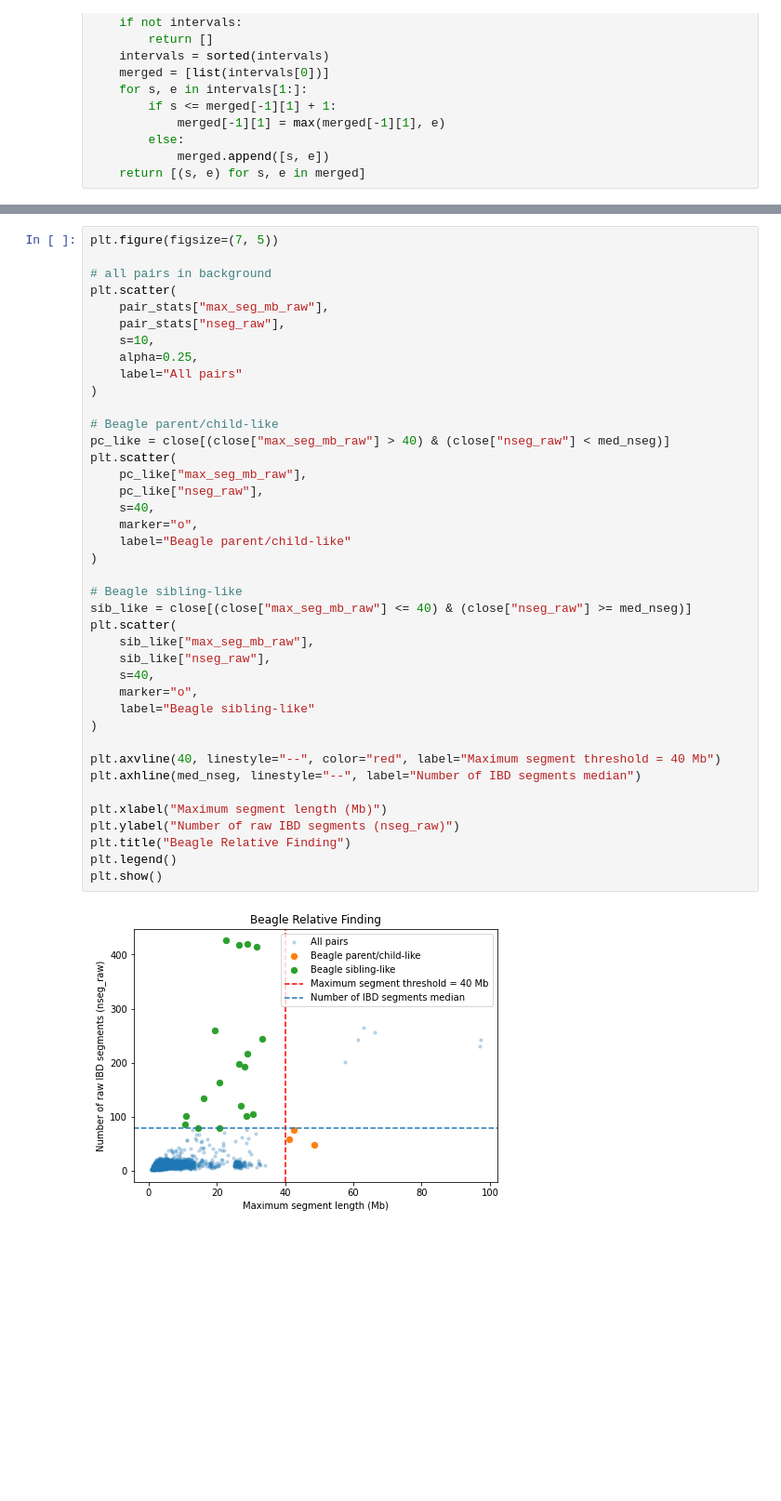
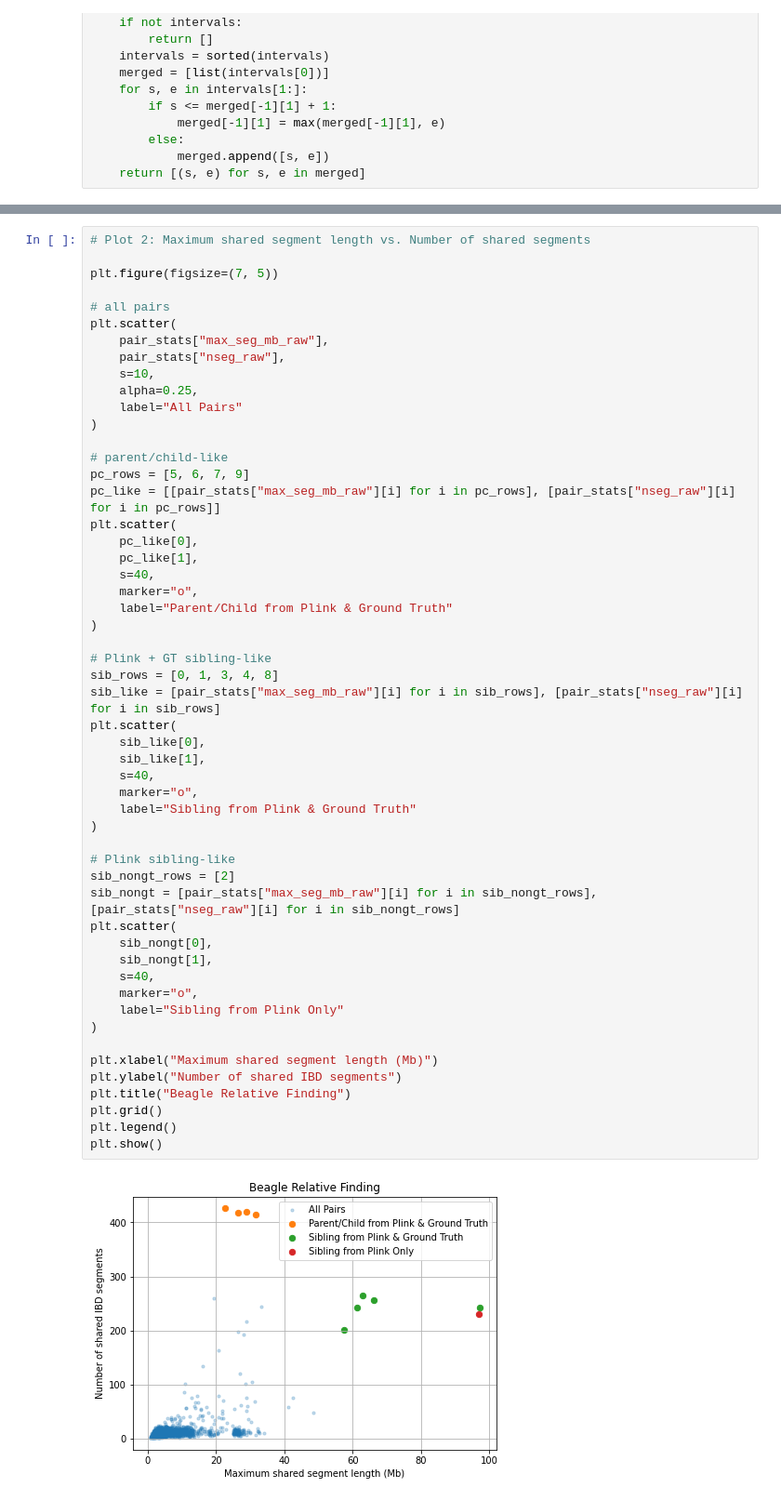
Before and after one commit to kaiyuanh2/cse284-final-project, a Jupyter notebook: beagle-relative-finding.ipynb, the cells around one changed output, grey strips where cells are left out. Shown at 93% size. Saved outputs shown, nothing was run; the diff lists cells and outputs as text; blank space fills up the shorter version.

```diff
--- a/beagle-relative-finding.ipynb
+++ b/beagle-relative-finding.ipynb
@@ -305,42 +162,55 @@ plt.show()
 # %%
+# Plot 2: Maximum shared segment length vs. Number of shared segments
+
 plt.figure(figsize=(7, 5))
 
-# all pairs in background
+# all pairs
 plt.scatter(
     pair_stats["max_seg_mb_raw"],
     pair_stats["nseg_raw"],
     s=10,
     alpha=0.25,
-    label="All pairs"
+    label="All Pairs"
 )
 
-# Beagle parent/child-like
-pc_like = close[(close["max_seg_mb_raw"] > 40) & (close["nseg_raw"] < med_nseg)]
+# parent/child-like
+pc_rows = [5, 6, 7, 9]
+pc_like = [[pair_stats["max_seg_mb_raw"][i] for i in pc_rows], [pair_stats["nseg_raw"][i] for i in pc_rows]]
 plt.scatter(
-    pc_like["max_seg_mb_raw"],
-    pc_like["nseg_raw"],
+    pc_like[0],
+    pc_like[1],
     s=40,
     marker="o",
-    label="Beagle parent/child-like"
+    label="Parent/Child from Plink & Ground Truth"
 )
 
-# Beagle sibling-like
-sib_like = close[(close["max_seg_mb_raw"] <= 40) & (close["nseg_raw"] >= med_nseg)]
+# Plink + GT sibling-like
+sib_rows = [0, 1, 3, 4, 8]
+sib_like = [pair_stats["max_seg_mb_raw"][i] for i in sib_rows], [pair_stats["nseg_raw"][i] for i in sib_rows]
 plt.scatter(
-    sib_like["max_seg_mb_raw"],
-    sib_like["nseg_raw"],
+    sib_like[0],
+    sib_like[1],
     s=40,
     marker="o",
-    label="Beagle sibling-like"
+    label="Sibling from Plink & Ground Truth"
 )
 
-plt.axvline(40, linestyle="--", color="red", label="Maximum segment threshold = 40 Mb")
-plt.axhline(med_nseg, linestyle="--", label="Number of IBD segments median")
+# Plink sibling-like
+sib_nongt_rows = [2]
+sib_nongt = [pair_stats["max_seg_mb_raw"][i] for i in sib_nongt_rows], [pair_stats["nseg_raw"][i] for i in sib_nongt_rows]
+plt.scatter(
+    sib_nongt[0],
+    sib_nongt[1],
+    s=40,
+    marker="o",
+    label="Sibling from Plink Only"
+)
 
-plt.xlabel("Maximum segment length (Mb)")
-plt.ylabel("Number of raw IBD segments (nseg_raw)")
+plt.xlabel("Maximum shared segment length (Mb)")
+plt.ylabel("Number of shared IBD segments")
 plt.title("Beagle Relative Finding")
+plt.grid()
 plt.legend()
 plt.show()
 # %% [output]
-[figure, old version]
+[figure, new version]
```
Also changed, not shown: parts of 14 cells of this notebook, 1 other file.
